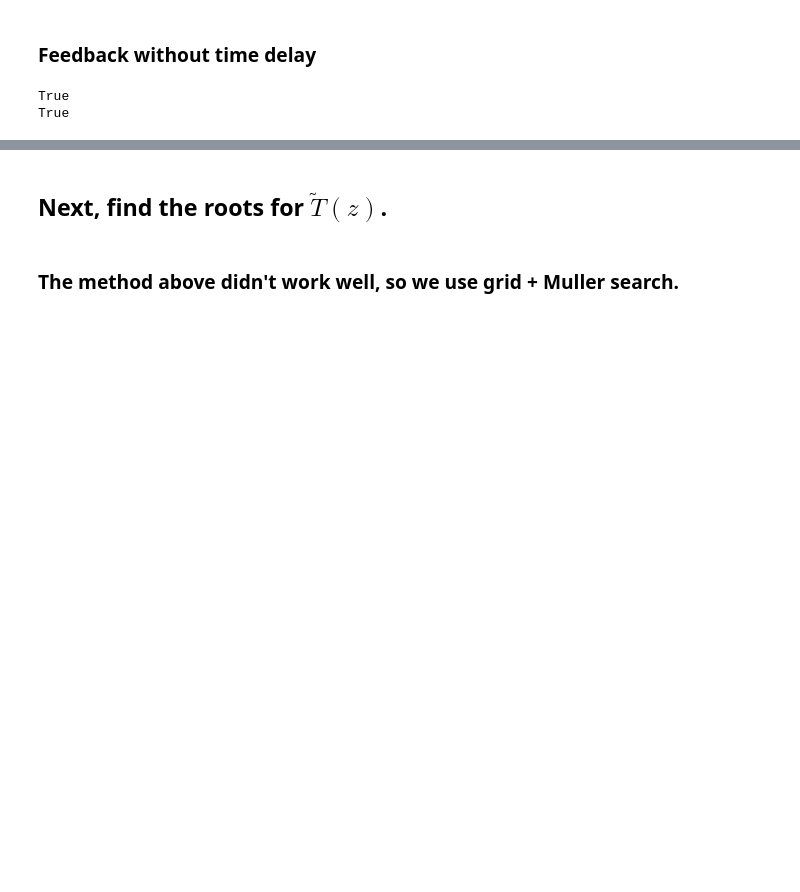
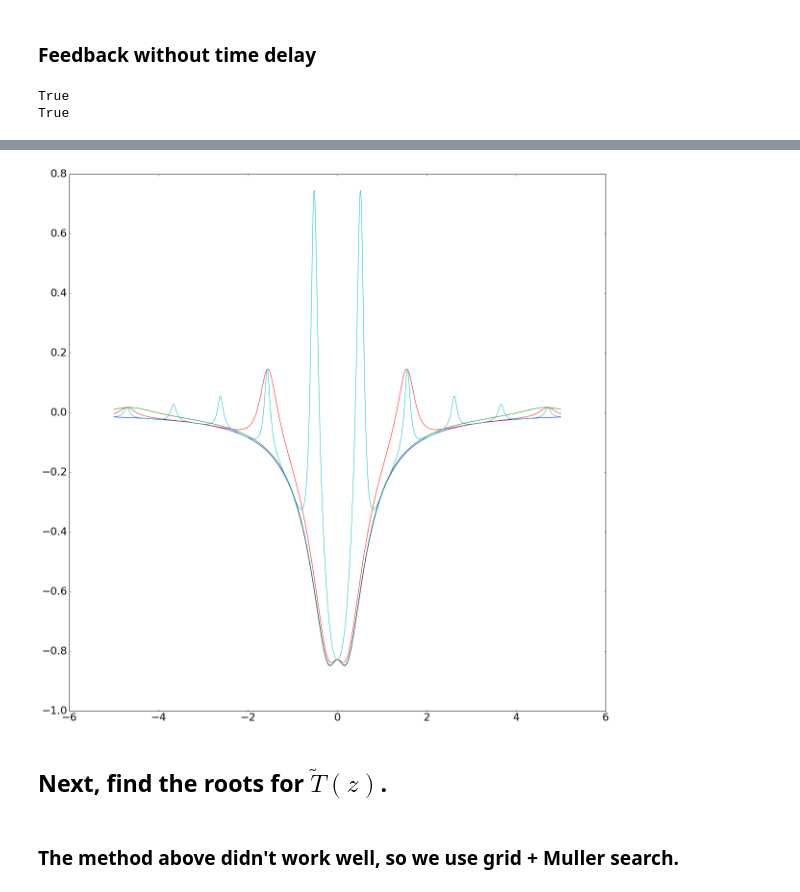
Before and after one commit to tabakg/active_lin_sys_fact, a Jupyter notebook: sample_active_linear_system_4.ipynb, the cells around one changed output, grey strips where cells are left out. Drawn from its saved outputs; the diff is of its cells as text; code cells hidden in the pictures; blank space fills up the shorter version.

```diff
--- a/sample_active_linear_system_4.ipynb
+++ b/sample_active_linear_system_4.ipynb
@@ -319,7 +319,7 @@ T_z = make_T(A,B,C,D)
 
 $T(z)$ Should satisfy the J-unitary property when $z$ is purely imaginary
 # %%
-T_z_num = T_z.subs({kappa:1., r:0.6, eps:0.2}).expand()
+T_z_num = T_z.subs({kappa:1., r:0.6, eps:-0.2}).expand()
 # %%
 T = sympy.lambdify( (z), T_z_num)
 # %%
@@ -585,2 +584,0 @@ True
-# %%
-t = 2
@@ -632,33 +585,67 @@ for i in range(yr.shape[1]):
 # %%
-## Analysis of squeezing spectrum.
+### Feedback with time delay
 
-# r_squeeze = 0.5*numpy.log((numpy.abs(yr[:,0,0])+numpy.abs(yr[:,1,0]))
-#                           /(numpy.abs(yr[:,0,0])-numpy.abs(yr[:,1,0])))
+ts = [0., 1./3, 1, 3,]
+delta =  np.pi/2## Phase shift
+theta = np.pi ##quadrature
 
-# plt.plot(xr, r_squeeze)
-# plt.show()
+plt.figure(figsize=(20,20))
 
 
-# # r_squeeze_trunc = 0.5*numpy.log((numpy.abs(zr[:,0,0])+numpy.abs(zr[:,1,0]))
-# #                           /(numpy.abs(zr[:,0,0])-numpy.abs(zr[:,1,0])))
+for t in ts:
+    E = lambda z: numpy.matrix(numpy.diag(numpy.exp([delta*1j-t*z, -delta*1j-t*z])))
+    T_tilde = lambda z: T1(z) + T2(z) * la.inv( E(-z) - T4(z) ) * T3(z)
+
+#     print all([[check_J_unitary(T_tilde,i+1j*j)
+#               for i in range(-5,5)]
+#                  for j in range(-5,5)])
+
+#     print all([[check_doubled_up_func(T_tilde,i+1j*j)
+#               for i in range(-5,5)]
+#                  for j in range(-5,5)])
+
+    xr = numpy.linspace(-5,5,2000)
+    yr = numpy.array(map(T_tilde, xr*1j))
+
+    ### Plot of input-output function
+
+    # for i in range(yr.shape[1]):
+    #     plt.title("real part from port %s" % str(i))
+    #     plt.plot(xr, yr[:,i,0].real)
+    #     plt.show()
+    #     plt.title("imaginary part from port %s" % str(i))
+    #     plt.plot(xr, yr[:,i,0].imag)
+    #     plt.show()
+
+    ### Analysis of squeezing spectrum.
+
+    # r_squeeze = 0.5*numpy.log((numpy.abs(yr[:,0,0])+numpy.abs(yr[:,1,0]))
+    #                           /(numpy.abs(yr[:,0,0])-numpy.abs(yr[:,1,0])))
+
+    # plt.plot(xr, r_squeeze)
+    # plt.show()
 
 
-# # plt.plot(xr, r_squeeze_trunc)
-# # plt.show()
+    # r_squeeze_trunc = 0.5*numpy.log((numpy.abs(zr[:,0,0])+numpy.abs(zr[:,1,0]))
+    #                           /(numpy.abs(zr[:,0,0])-numpy.abs(zr[:,1,0])))
 
-# which_vals = yr
 
-# N_ = which_vals[:,0,0]*which_vals[:,0,0].conj()
-# M_ = which_vals[:,0,0]*numpy.flip(which_vals[:,0,1], axis=0)
+    # plt.plot(xr, r_squeeze_trunc)
+    # plt.show()
 
-# theta = 0#numpy.pi / 2
+    which_vals = yr
 
-# A_ = numpy.exp(2j*theta)* M_ + numpy.exp(-2j*theta)* numpy.flip(M_, axis=0).conj()
-# B_ = N_+numpy.flip(N_, axis=0)
+    N_ = abs(which_vals[:,0,1])**2
+    M_ = which_vals[:,0,0]*numpy.flip(which_vals[:,0,1], axis=0)
 
-## Squeezing power spectrum
-# PP = 1 + A_ + B_
-# plt.plot(xr, PP)
+    A_ = numpy.exp(2j*theta)* M_ + numpy.exp(-2j*theta)* numpy.flip(M_, axis=0).conj()
+    B_ = N_+numpy.flip(N_, axis=0)
+
+    # Squeezing power spectrum
+    PP = np.log(1 + A_ + B_)
+    plt.plot(xr, PP)
+# %% [output]
+[figure, added]
 # %% [markdown]
 ## Next, find the roots for $\tilde T(z)$.
 # %%
```
Also changed, not shown: parts of 42 cells of this notebook, 1 other file.
